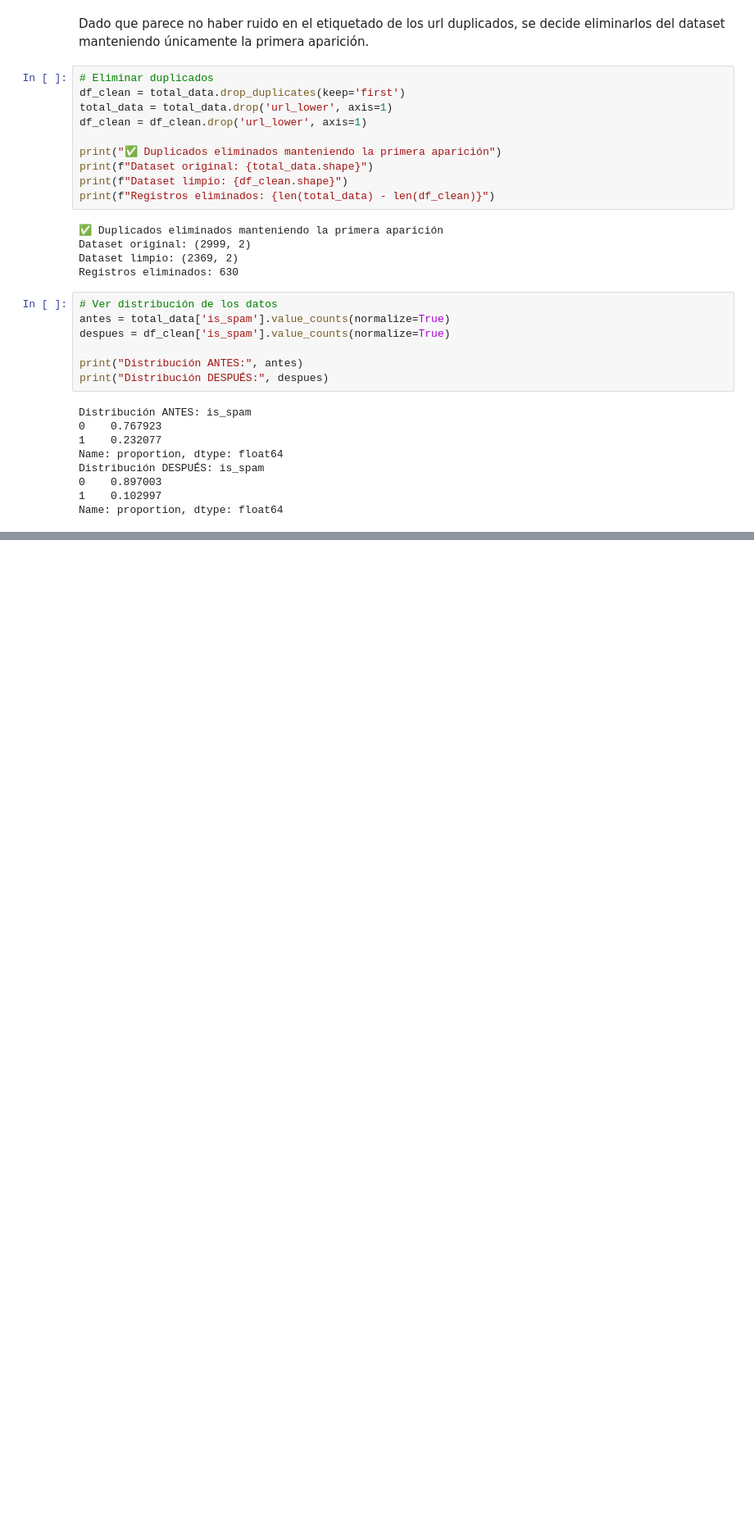
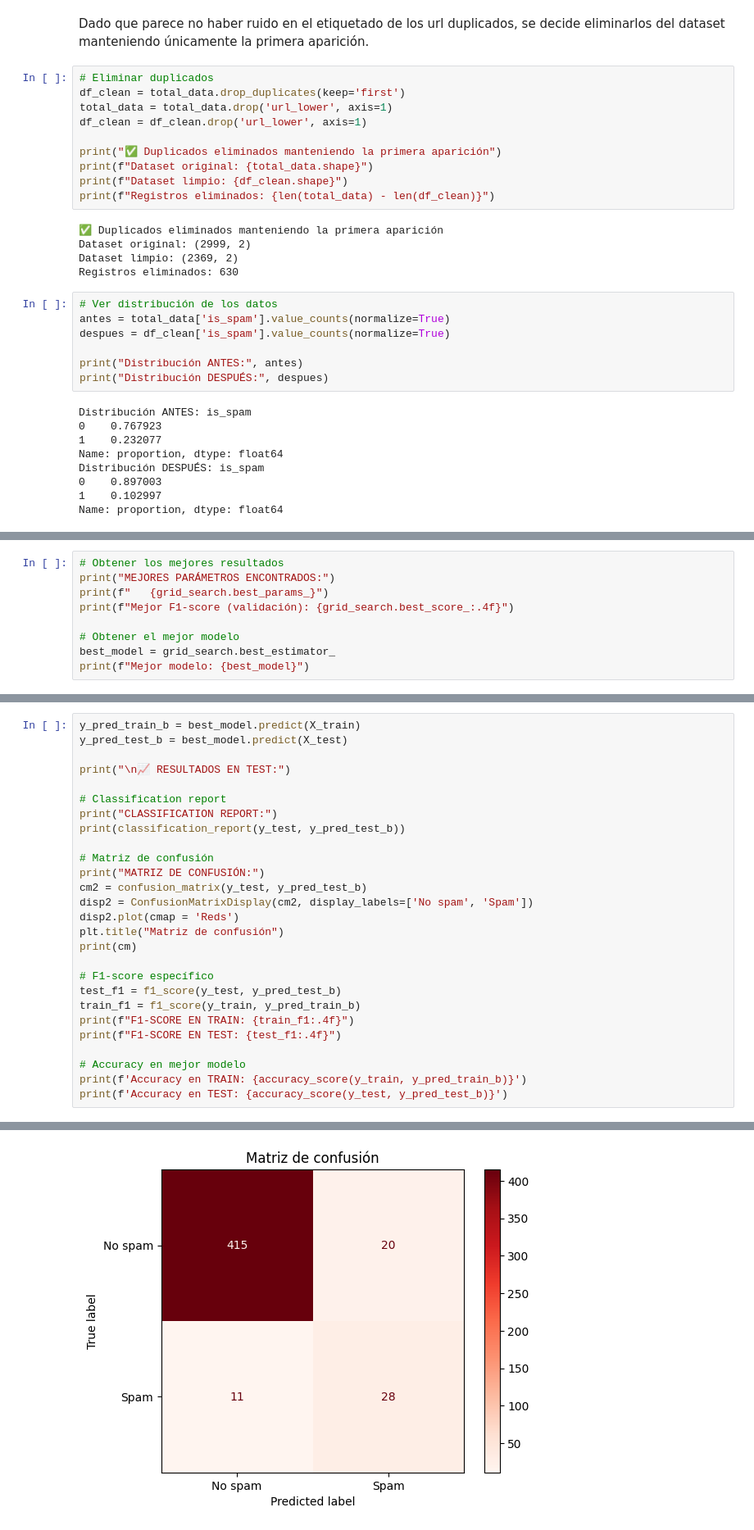
Before and after one commit to 4GeeksAcademy/kiliangil-Deteccion-Spam-NLP, a Jupyter notebook: src/explore.ipynb, the cells around one changed output, grey strips where cells are left out. Shown at 82% size. Drawn from its saved outputs; the diff is of its cells as text; blank space fills up the shorter version.

```diff
--- a/src/explore.ipynb
+++ b/src/explore.ipynb
@@ -133,0 +332,9 @@ Name: proportion, dtype: float64
+# %%
+# Obtener los mejores resultados
+print("MEJORES PARÁMETROS ENCONTRADOS:")
+print(f"   {grid_search.best_params_}")
+print(f"Mejor F1-score (validación): {grid_search.best_score_:.4f}")
+
+# Obtener el mejor modelo
+best_model = grid_search.best_estimator_
+print(f"Mejor modelo: {best_model}")
@@ -133,0 +346,28 @@ Name: proportion, dtype: float64
+# %%
+y_pred_train_b = best_model.predict(X_train)
+y_pred_test_b = best_model.predict(X_test)
+
+print("\n📈 RESULTADOS EN TEST:")
+
+# Classification report
+print("CLASSIFICATION REPORT:")
+print(classification_report(y_test, y_pred_test_b))
+
+# Matriz de confusión
+print("MATRIZ DE CONFUSIÓN:")
+cm2 = confusion_matrix(y_test, y_pred_test_b)
+disp2 = ConfusionMatrixDisplay(cm2, display_labels=['No spam', 'Spam'])
+disp2.plot(cmap = 'Reds')
+plt.title("Matriz de confusión")
+print(cm)
+
+# F1-score específico
+test_f1 = f1_score(y_test, y_pred_test_b)
+train_f1 = f1_score(y_train, y_pred_train_b)
+print(f"F1-SCORE EN TRAIN: {train_f1:.4f}")
+print(f"F1-SCORE EN TEST: {test_f1:.4f}")
+
+# Accuracy en mejor modelo
+print(f'Accuracy en TRAIN: {accuracy_score(y_train, y_pred_train_b)}')
+print(f'Accuracy en TEST: {accuracy_score(y_test, y_pred_test_b)}')
+# %% [output]
@@ -133,0 +392 @@ Name: proportion, dtype: float64
+[figure, added]
```
Also changed, not shown: parts of 21 cells of this notebook, 1 other file.
